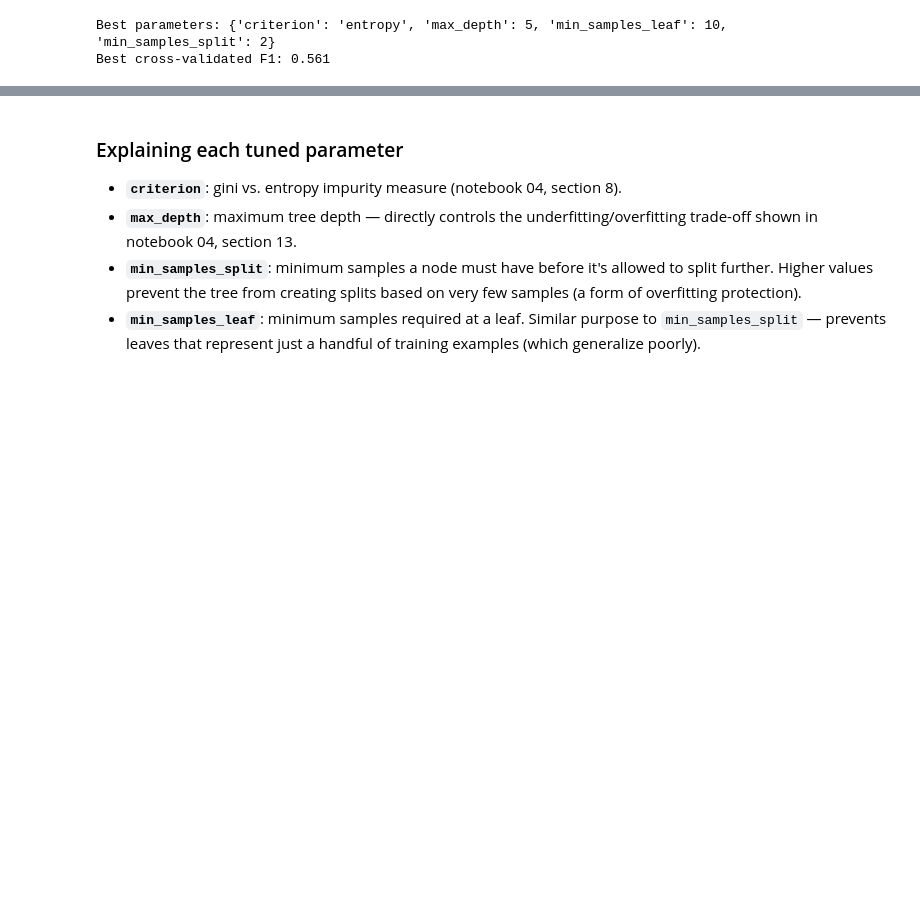
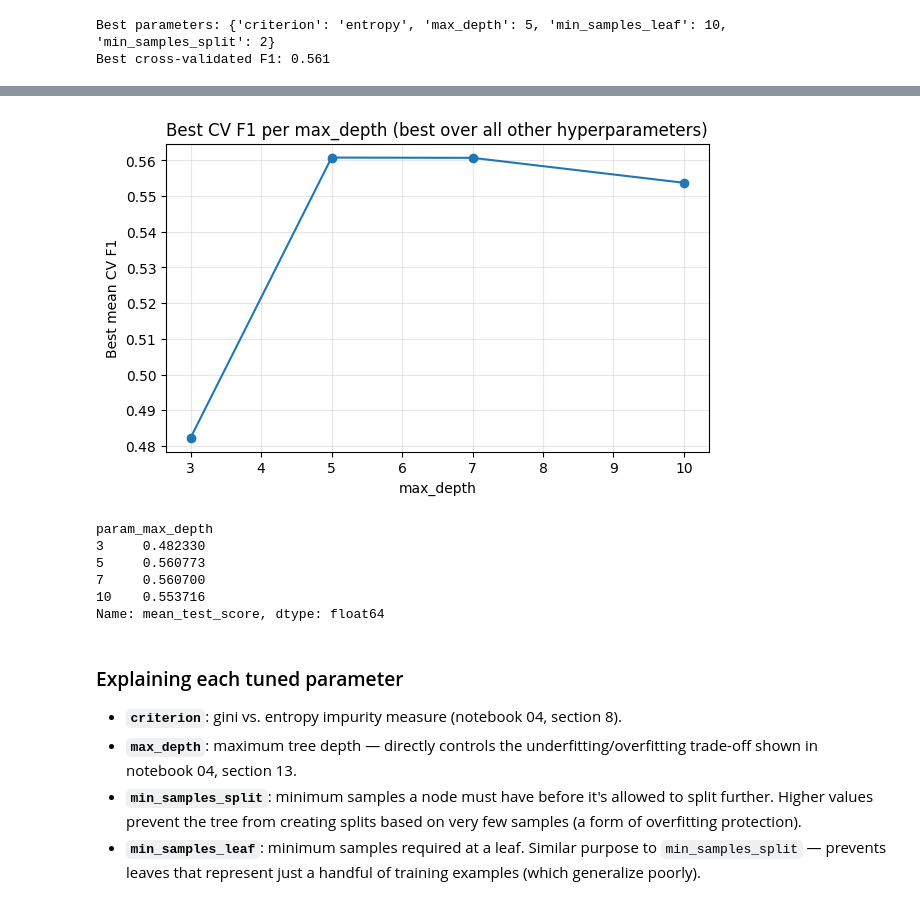
Before and after one commit to Rucia26/PG-GEN-AI, a Jupyter notebook: decision-tree-learning/notebooks/06_hyperparameter_tuning.ipynb, the cells around one changed output, grey strips where cells are left out. Drawn from its saved outputs; the diff is of its cells as text; code cells hidden in the pictures; blank space fills up the shorter version.

```diff
--- a/decision-tree-learning/notebooks/06_hyperparameter_tuning.ipynb
+++ b/decision-tree-learning/notebooks/06_hyperparameter_tuning.ipynb
@@ -186,3 +206,27 @@ Best cross-validated F1: 0.561
+# %%
+import matplotlib.pyplot as plt
+
+# Best CV F1 achieved AT each max_depth, regardless of the other 3 params —
+# answers "how much does depth alone drive the score in this search?"
+best_by_depth = cv_results.groupby("param_max_depth")["mean_test_score"].max().sort_index()
+
+figure, axes = plt.subplots(figsize=(7, 4))
+axes.plot(best_by_depth.index, best_by_depth.values, marker="o")
+axes.set_xlabel("max_depth")
+axes.set_ylabel("Best mean CV F1")
+axes.set_title("Best CV F1 per max_depth (best over all other hyperparameters)")
+axes.grid(True, alpha=0.3)
+plt.show()
+
+print(best_by_depth)
+# %% [output]
+[figure, added]
+param_max_depth
+3     0.482330
+5     0.560773
+7     0.560700
+10    0.553716
+Name: mean_test_score, dtype: float64
 # %% [markdown]
 ### Explaining each tuned parameter
 
```
Also changed, not shown: parts of 5 cells of this notebook, 3 other files.
